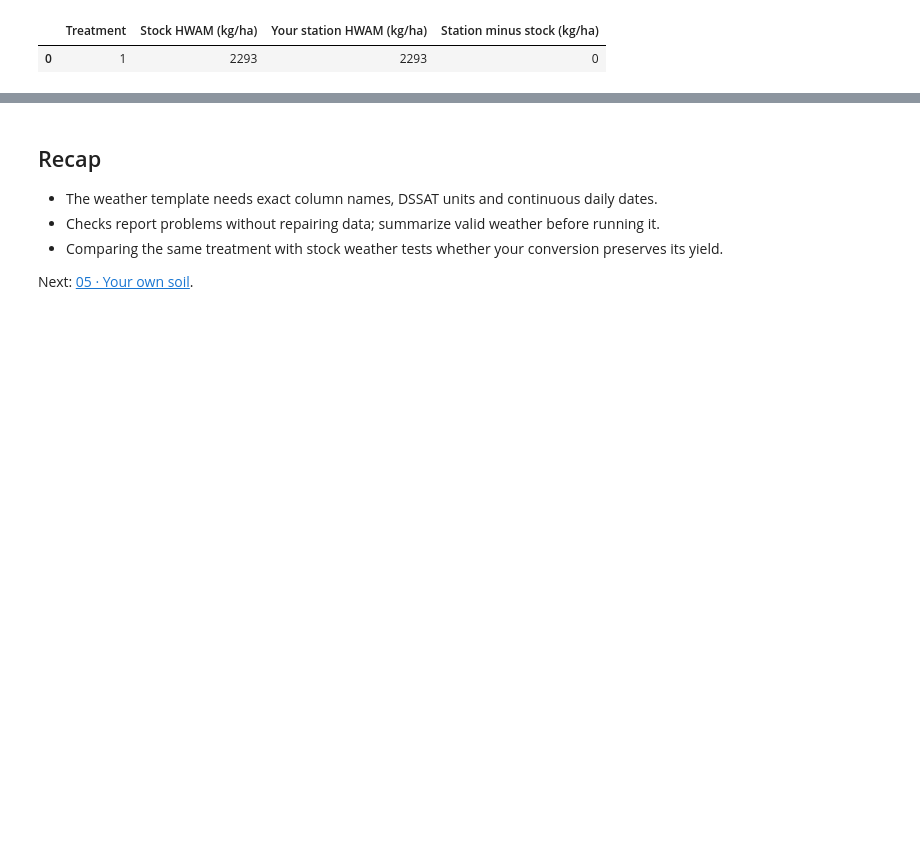
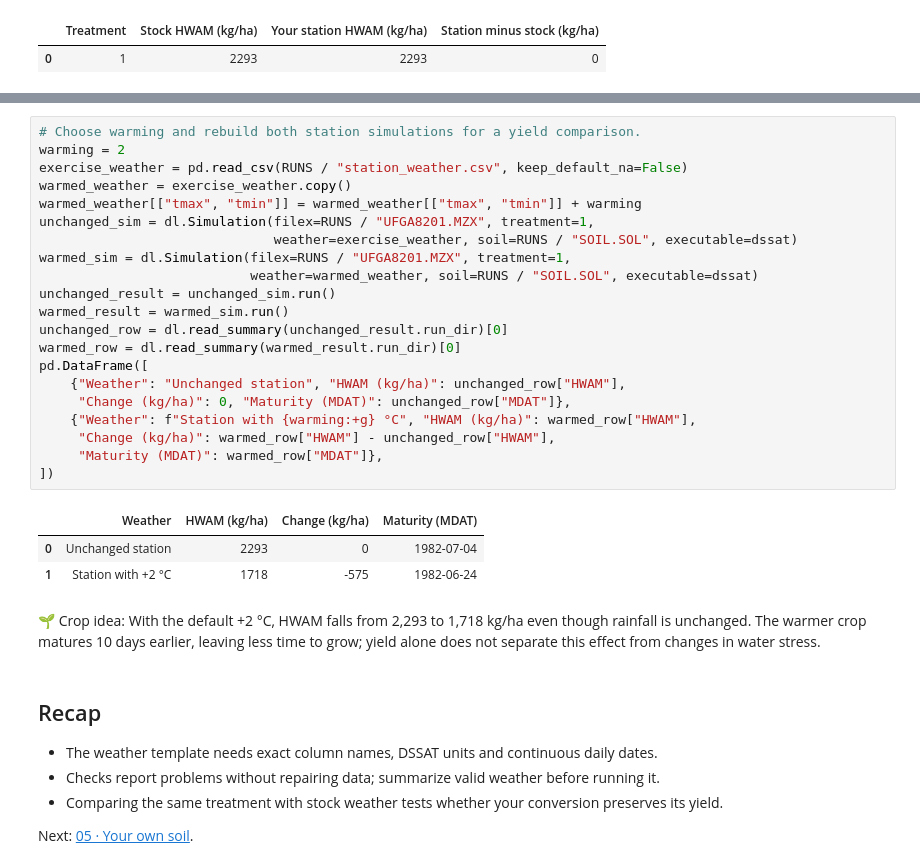
Before and after one commit to AbdelrahmanAmr3/dssatlab, a Jupyter notebook: course/04_own_weather/lesson.ipynb, the cells around one changed output, grey strips where cells are left out. Cells and saved outputs as stored; diff of their text form; blank space fills up the shorter version.

Commit message:
Lesson 04_own_weather: Codex sol draft
Co-Authored-By: Claude Opus 5.5 <noreply@anthropic.com>

```diff
--- a/course/04_own_weather/lesson.ipynb
+++ b/course/04_own_weather/lesson.ipynb
@@ -246,3 +232,31 @@ pd.DataFrame([{
+# %%
+# Choose warming and rebuild both station simulations for a yield comparison.
+warming = 2
+exercise_weather = pd.read_csv(RUNS / "station_weather.csv", keep_default_na=False)
+warmed_weather = exercise_weather.copy()
+warmed_weather[["tmax", "tmin"]] = warmed_weather[["tmax", "tmin"]] + warming
+unchanged_sim = dl.Simulation(filex=RUNS / "UFGA8201.MZX", treatment=1,
+                              weather=exercise_weather, soil=RUNS / "SOIL.SOL", executable=dssat)
+warmed_sim = dl.Simulation(filex=RUNS / "UFGA8201.MZX", treatment=1,
+                           weather=warmed_weather, soil=RUNS / "SOIL.SOL", executable=dssat)
+unchanged_result = unchanged_sim.run()
+warmed_result = warmed_sim.run()
+unchanged_row = dl.read_summary(unchanged_result.run_dir)[0]
+warmed_row = dl.read_summary(warmed_result.run_dir)[0]
+pd.DataFrame([
+    {"Weather": "Unchanged station", "HWAM (kg/ha)": unchanged_row["HWAM"],
+     "Change (kg/ha)": 0, "Maturity (MDAT)": unchanged_row["MDAT"]},
+    {"Weather": f"Station with {warming:+g} °C", "HWAM (kg/ha)": warmed_row["HWAM"],
+     "Change (kg/ha)": warmed_row["HWAM"] - unchanged_row["HWAM"],
+     "Maturity (MDAT)": warmed_row["MDAT"]},
+])
+# %% [output]
+|  | Weather | HWAM (kg/ha) | Change (kg/ha) | Maturity (MDAT) |
+| 0 | Unchanged station | 2293 | 0 | 1982-07-04 |
+| 1 | Station with +2 °C | 1718 | -575 | 1982-06-24 |
+# %% [markdown]
+🌱 Crop idea: With the default +2 °C, HWAM falls from 2,293 to 1,718 kg/ha even though rainfall is unchanged.
+The warmer crop matures 10 days earlier, leaving less time to grow; yield alone does not separate this effect from changes in water stress.
 # %% [markdown]
 ## Recap
 
```
Also changed, not shown: parts of 13 cells of this notebook, 1 other file.
